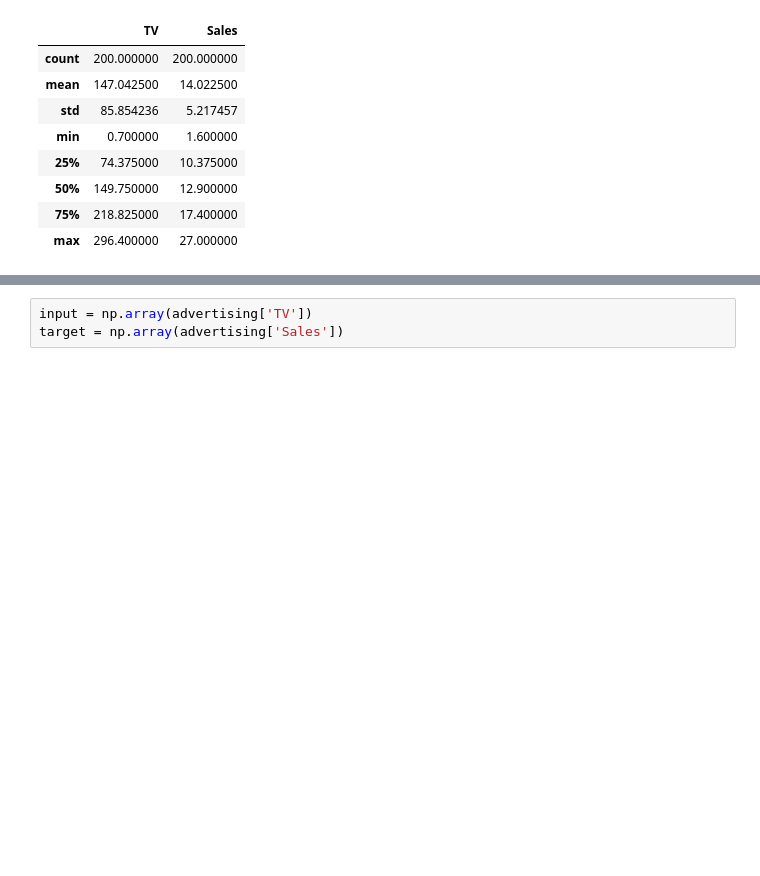
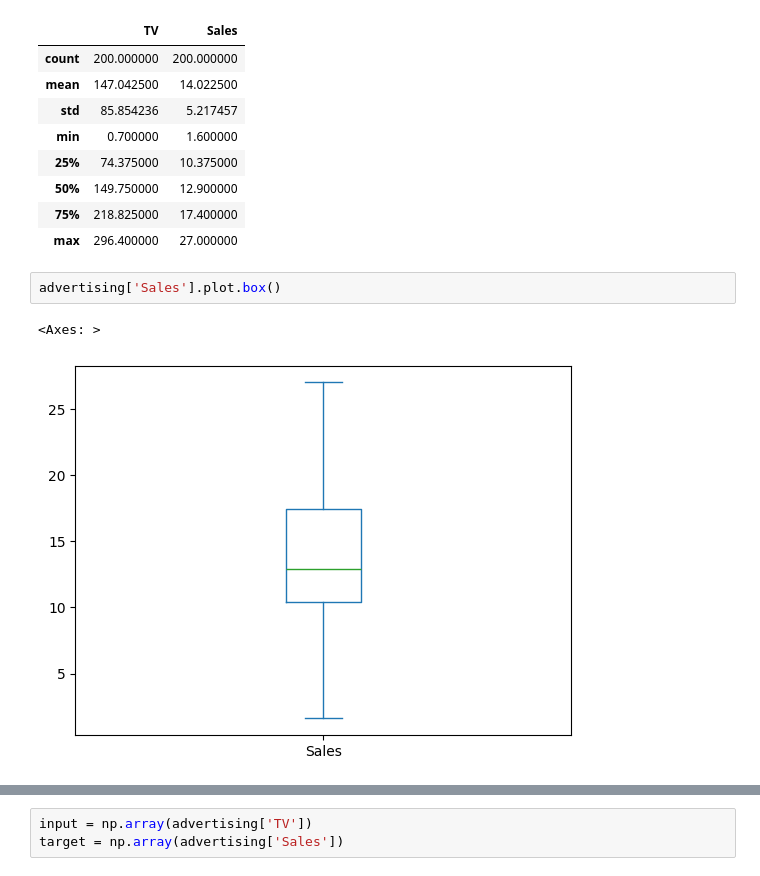
Before and after one commit to Woochang4862/USW-Machine-Learning-1, a Jupyter notebook: 250402/Advertising.ipynb, the cells around one changed output, grey strips where cells are left out. Drawn from its saved outputs; the diff is of its cells as text; blank space fills up the shorter version.

```diff
--- a/250402/Advertising.ipynb
+++ b/250402/Advertising.ipynb
@@ -19,3 +19,8 @@ advertising.describe()
 | 50% | 149.750000 | 12.900000 |
 | 75% | 218.825000 | 17.400000 |
 | max | 296.400000 | 27.000000 |
+# %%
+advertising['Sales'].plot.box()
+# %% [output]
+<Axes: >
+[figure, added]
```
Also changed, not shown: parts of 22 cells of this notebook, 5 other files.
